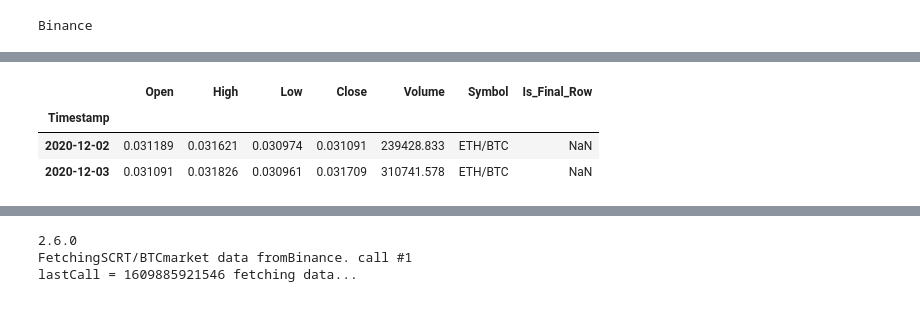
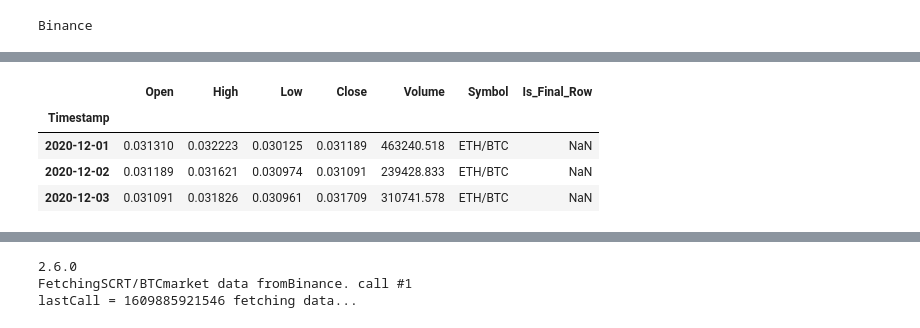
Before and after one commit to avepus/crypto-model, a Jupyter notebook: notebooks/building data retrieval.ipynb, the cells around one changed output, grey strips where cells are left out. Saved outputs shown, nothing was run; the diff lists cells and outputs as text; code cells hidden in the pictures.

```diff
--- a/notebooks/building data retrieval.ipynb
+++ b/notebooks/building data retrieval.ipynb
@@ -15,8 +24,9 @@ Binance
 # %%
-first = gcd.get_DataFrame(['ETH/BTC'], exchange, '12/2/20', '12/3/20', timeframe='1h')
+first = gcd.get_DataFrame(['ETH/BTC'], exchange, '12/1/20', '12/3/20', timeframe='1h')
 first
 # %% [output]
 |  | Open | High | Low | Close | Volume | Symbol | Is_Final_Row |
 | Timestamp |  |  |  |  |  |  |  |
+| 2020-12-01 | 0.031310 | 0.032223 | 0.030125 | 0.031189 | 463240.518 | ETH/BTC | NaN |
 | 2020-12-02 | 0.031189 | 0.031621 | 0.030974 | 0.031091 | 239428.833 | ETH/BTC | NaN |
 | 2020-12-03 | 0.031091 | 0.031826 | 0.030961 | 0.031709 | 310741.578 | ETH/BTC | NaN |
```
Also changed, not shown: parts of 7 cells of this notebook, 3 other files.
